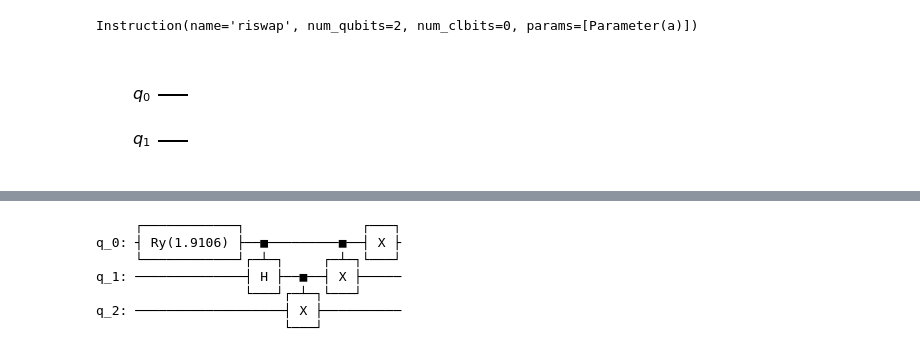
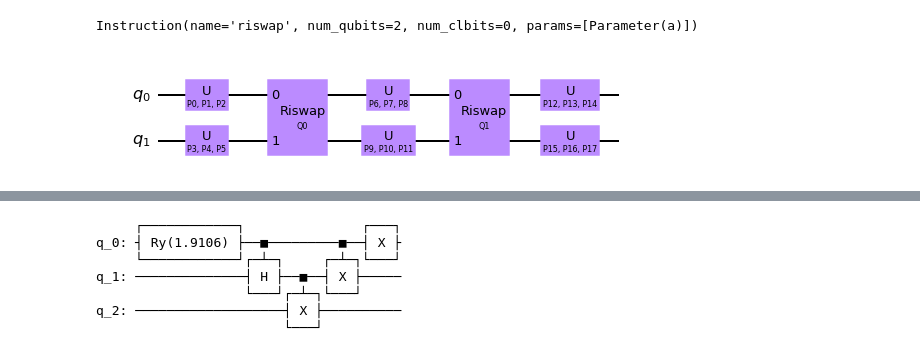
Before and after one commit to Pitt-JonesLab/slam_decomposition, a Jupyter notebook: src/scripts/continuous_basis.ipynb, the cells around one changed output, grey strips where cells are left out. Saved outputs shown, nothing was run; the diff lists cells and outputs as text; code cells hidden in the pictures.

```diff
--- a/src/scripts/continuous_basis.ipynb
+++ b/src/scripts/continuous_basis.ipynb
@@ -27,11 +27,11 @@ Instruction(name='riswap', num_qubits=2, num_clbits=0, params=[Parameter(a)])
 # %%
 from src.basisv2 import CircuitTemplateV2
 basis = CircuitTemplateV2(n_qubits=2, base_gates=[gates.RiSwapGate])
-#basis.build(2)
+basis.build(2)
 basis.spanning_range = range(2,4)
 basis.circuit.draw(output='mpl')
 # %% [output]
-[figure, old version]
+[figure, new version]
 # %%
 from src.cost_function import BasicCostInverse, BasicCost
 objective1 = BasicCost()
```
Also changed, not shown: parts of 7 cells of this notebook, 5 other files.
